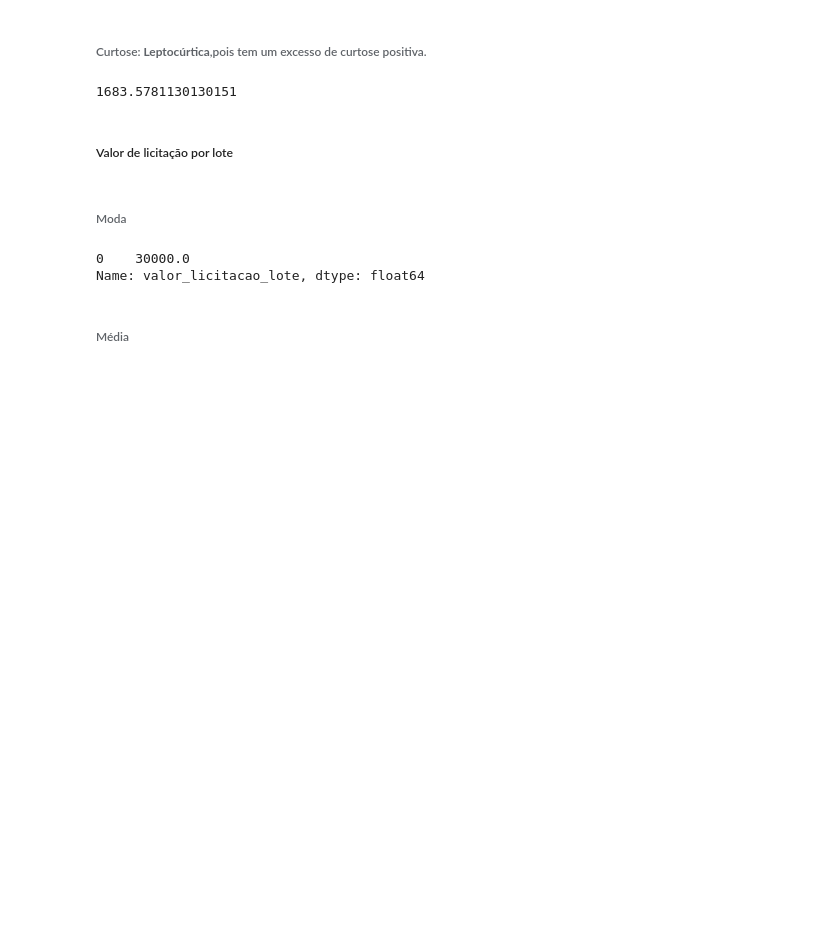
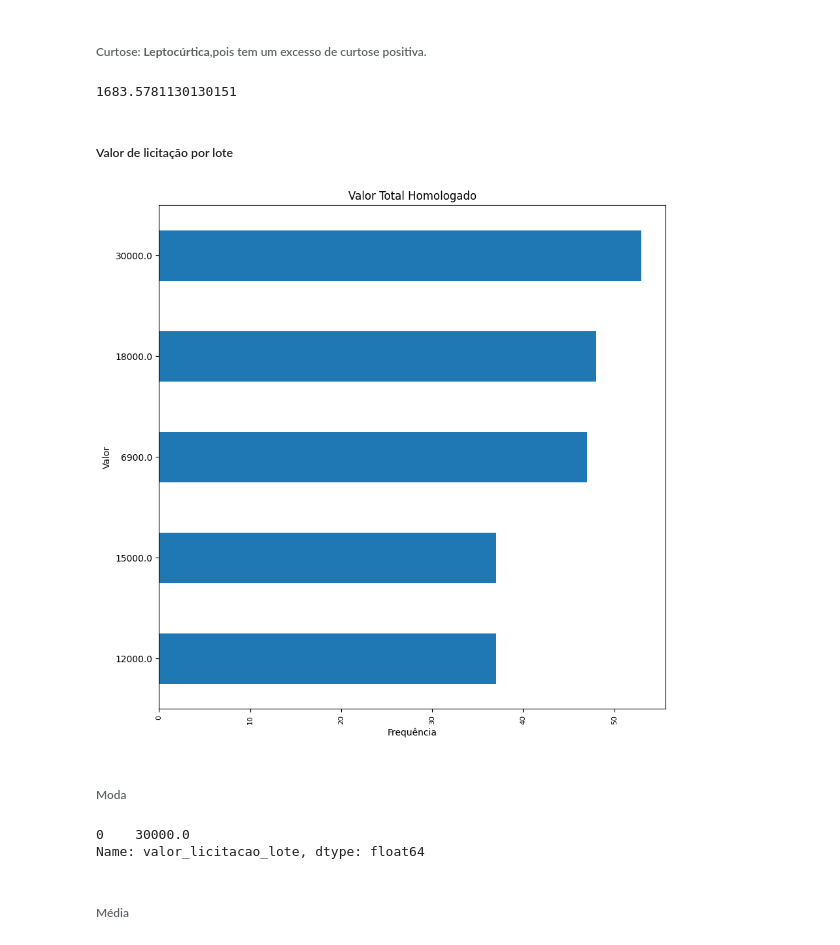
Before and after one commit to dayviddouglas/ciencia_de_dados_licitacoes_prefeitura_do_recife, a Jupyter notebook: Licitações.ipynb, the cells around one changed output. Saved outputs shown, nothing was run; the diff lists cells and outputs as text; code cells hidden in the pictures; blank space fills up the shorter version.

```diff
--- a/Licitações.ipynb
+++ b/Licitações.ipynb
@@ -583,6 +595,16 @@ base["valor_totalhomologadolicitacao"].kurtosis()
 1683.5781130130151
 # %% [markdown]
 <h5> Valor de licitação por lote </h5>
+# %%
+base["valor_licitacao_lote"].value_counts().head(5).plot(kind='barh', figsize=(10, 10))
+plt.title('Valor Total Homologado')
+plt.xlabel('Frequência')
+plt.ylabel('Valor')
+plt.gca().invert_yaxis()
+plt.xticks(rotation=90, fontsize=8)
+plt.show()
+# %% [output]
+[figure, added]
 # %% [markdown]
 <h6> Moda</h6>
 # %%
```
Also changed, not shown: parts of 1 cell of this notebook.
